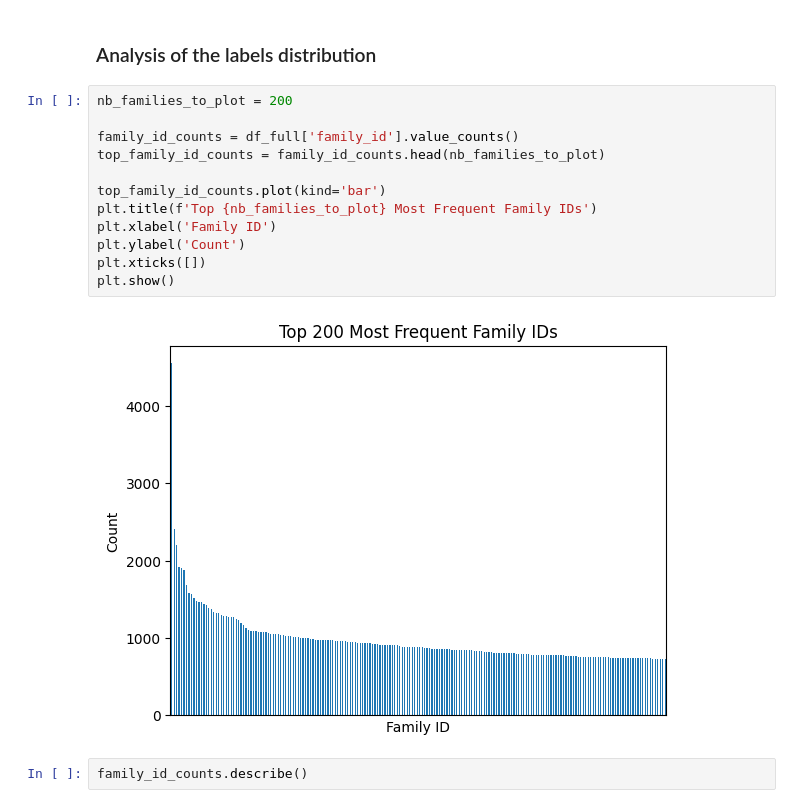
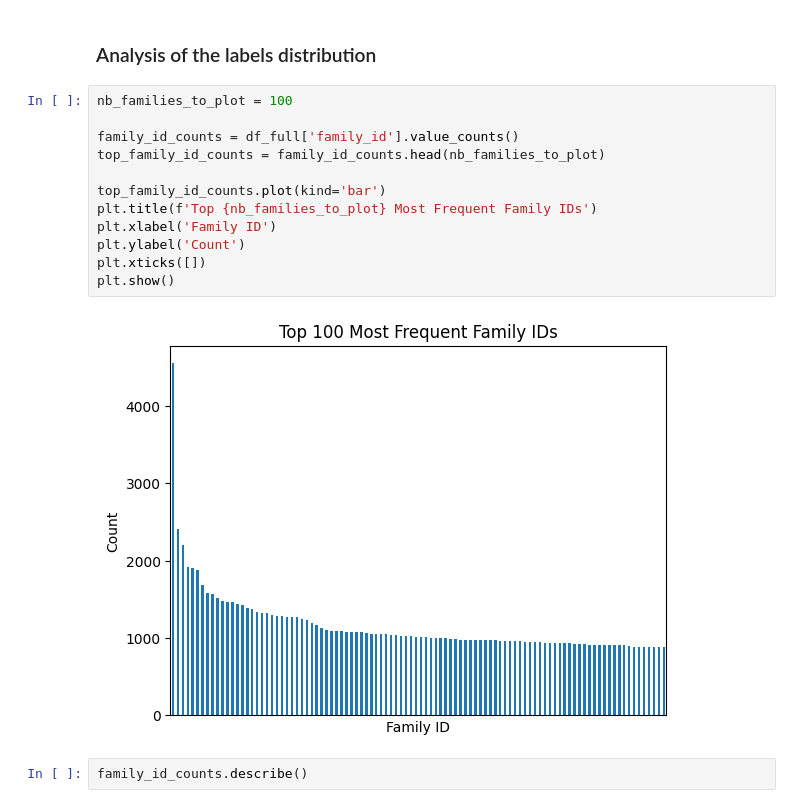
Before and after one commit to yanisadel/Protein-classification-on-Pfam-database, a Jupyter notebook: main.ipynb, the cells around one changed output. Drawn from its saved outputs; the diff is of its cells as text.

```diff
--- a/main.ipynb
+++ b/main.ipynb
@@ -208,19 +232,19 @@ Now, let us analyze the labels and the sequences
 # %% [markdown]
 ### Analysis of the labels distribution
 # %%
-nb_families_to_plot = 200
+nb_families_to_plot = 100
 
 family_id_counts = df_full['family_id'].value_counts()
 top_family_id_counts = family_id_counts.head(nb_families_to_plot)
 
 top_family_id_counts.plot(kind='bar')
 plt.title(f'Top {nb_families_to_plot} Most Frequent Family IDs')
 plt.xlabel('Family ID')
 plt.ylabel('Count')
 plt.xticks([])
 plt.show()
 # %% [output]
-[figure, old version]
+[figure, new version]
 # %%
 family_id_counts.describe()
 # %% [output]
```
Also changed, not shown: parts of 153 cells of this notebook, 1 other file.
